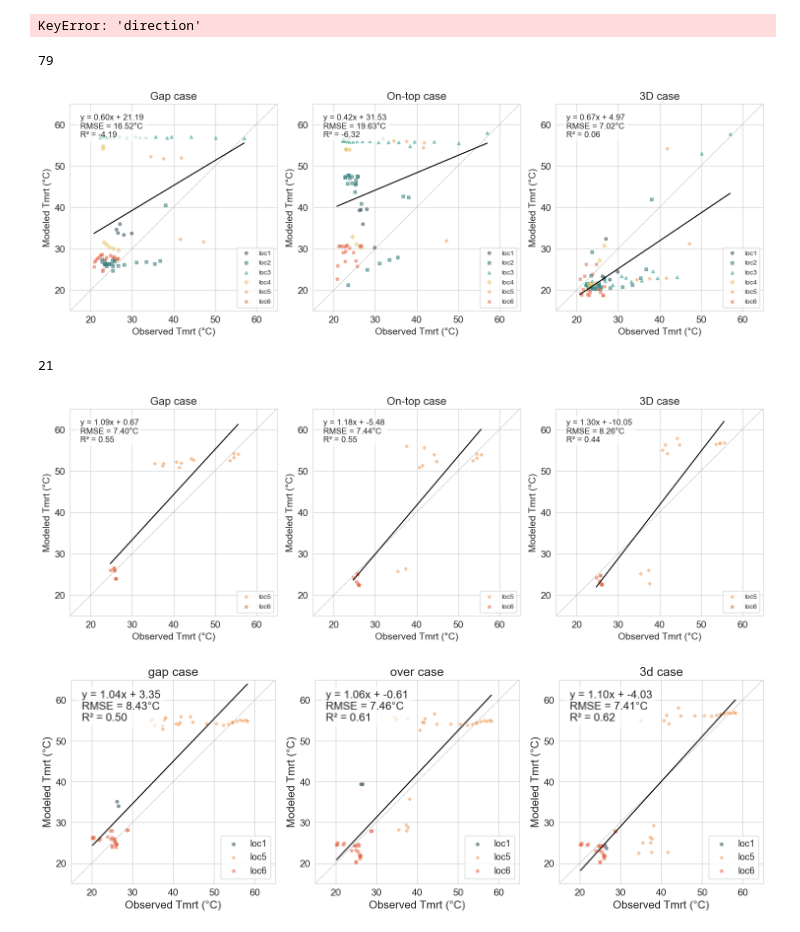
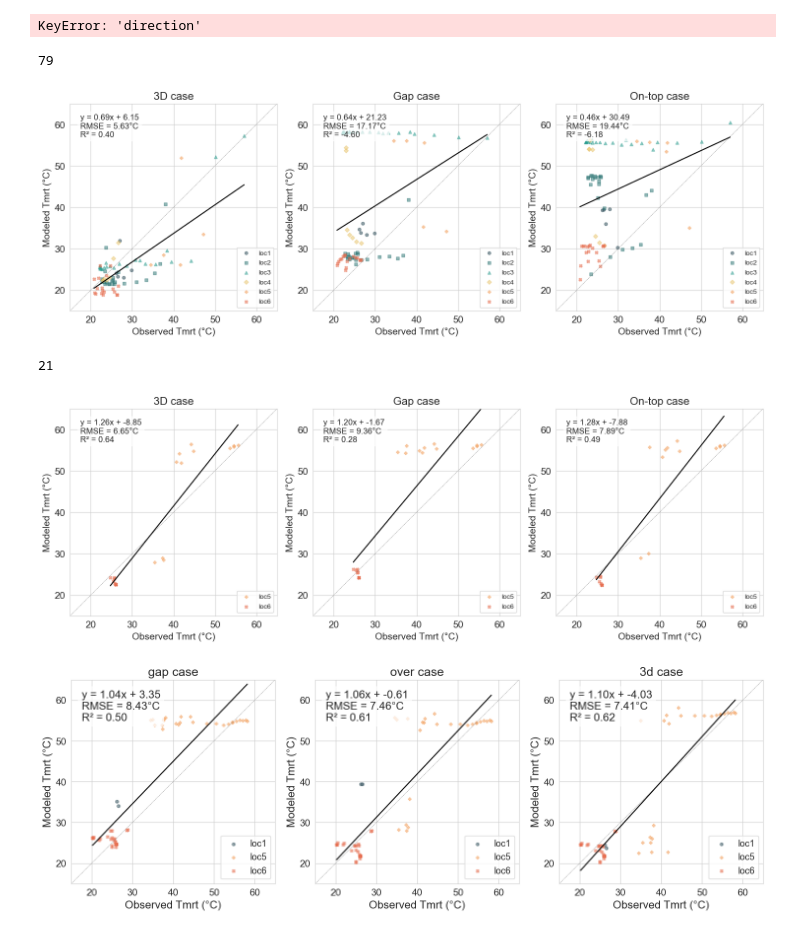
Before and after one commit to jsscmnhn/UMEP_thesis, a Jupyter notebook: src/j_analysis/solweig.ipynb, the cells around one changed output. Drawn from its saved outputs; the diff is of its cells as text; code cells hidden in the pictures.

```diff
--- a/src/j_analysis/solweig.ipynb
+++ b/src/j_analysis/solweig.ipynb
@@ -81,9 +81,9 @@ for i in range(1, 7):
 
     # Define colors and markers
     tmrt_models = {
+        '3d1_2': ('#e76f51', '^', '3D Model'),
         'gap1_2': ('#2a9d8f', 's', 'Gap Model'),
-        'over1_2': ('#936fac', 'D', 'On-top Model'),
-        '3d1_2': ('#e76f51', '^', '3D Model')
+        'over1_2': ('#936fac', 'D', 'On-top Model')
     }
 
     # Plot modeled TMRTs
@@ -145,7 +145,7 @@ for i, file in enumerate(file_paths, start=1):
 df = pd.concat(df_list, ignore_index=True)
 
 # Model columns and observed column
-model_cols =  ['gap1_2', 'over1_2', '3d1_2']
+model_cols =  ['3d1_2', 'gap1_2', 'over1_2']
 obs_col = 'new_MRT_C'
 
 # Define the boolean condition column
@@ -203,34 +203,34 @@ for i, model_col in enumerate(model_cols, start=1):
     ax.text(0.05, 0.95,
             f"y = {slope:.2f}x + {intercept:.2f}\nRMSE = {rmse:.2f}°C\nR² = {r2:.2f}",
             transform=ax.transAxes,
             verticalalignment='top',
             bbox=dict(boxstyle="round", facecolor="white", alpha=0.7))
 
     # Labels and aesthetics
     ax.set_xlabel("Observed Tmrt (\N{DEGREE SIGN}C)")
     ax.set_ylabel("Modeled Tmrt (\N{DEGREE SIGN}C)")
     title_map = {
         'gap1_2': 'Gap case',
         'over1_2': 'On-top case',
         '3d1_2': '3D case'
     }
     ax.set_title(title_map.get(model_col, model_col))
     ax.set_xlim([plotmin, plotmax])
     ax.set_ylim([plotmin, plotmax])
     ax.set_aspect('equal', 'box')
     ax.grid(True)
     ax.legend(fontsize='small')
 
 plt.tight_layout()
 print(len(df_clean))
 
 output_path = f"C:/thesis/figs/evaluation/plots_under.png"
 plt.savefig(output_path, dpi=300)
 plt.show()
 plt.close()
 # %% [output]
 79
-[figure, old version]
+[figure, new version]
 # %%
 import pandas as pd
 import matplotlib.pyplot as plt
@@ -251,7 +251,7 @@ for i, file in enumerate(file_paths, start=1):
 df = pd.concat(df_list, ignore_index=True)
 
 # Model columns and observed column
-model_cols = ['gap1_2', 'over1_2', '3d1_2']
+model_cols = ['3d1_2', 'gap1_2', 'over1_2']
 obs_col = 'new_MRT_C'
 
 # Define the boolean condition column
@@ -330,7 +330,7 @@ plt.show()
 plt.close()
 # %% [output]
 21
-[figure, old version]
+[figure, new version]
 # %%
 import pandas as pd
 import matplotlib.pyplot as plt
```
Also changed, not shown: parts of 2 cells of this notebook, 3 other files.
